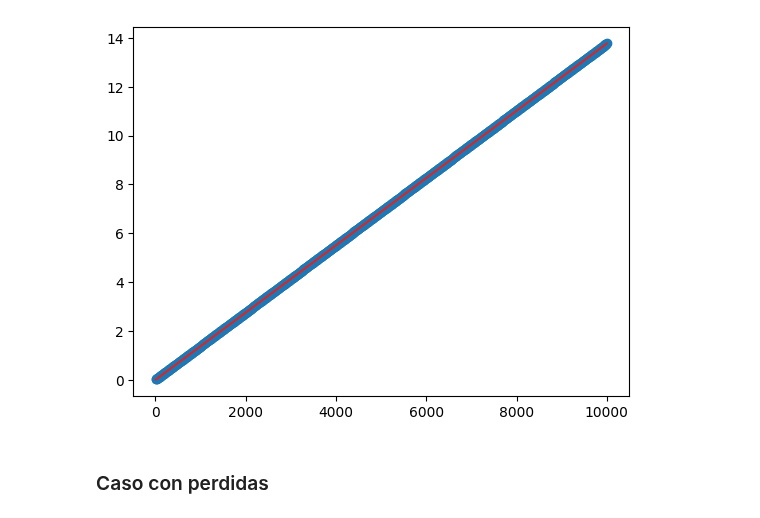
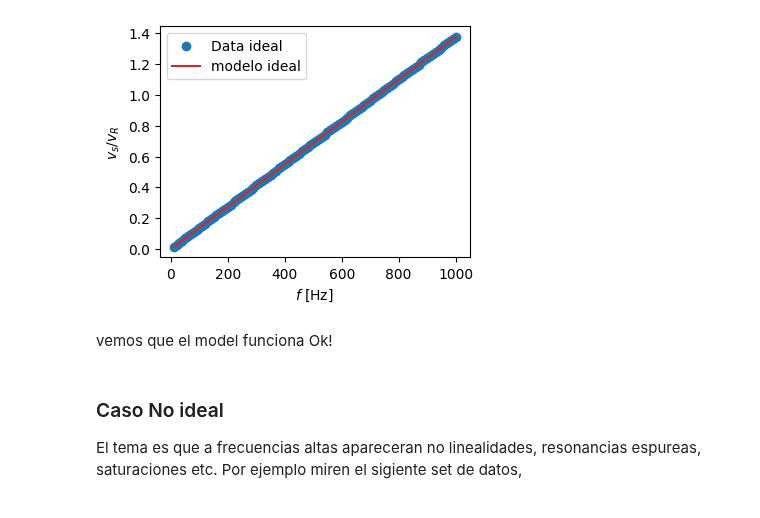
Before and after one commit to chacoma/LABO3_DF_UBA, a Jupyter notebook: Programas/Analisis_induccion/Induccion_Modelo_bajas_freq.ipynb, the cells around one changed output. Cells and saved outputs as stored; diff of their text form; code cells hidden in the pictures.

```diff
--- a/Programas/Analisis_induccion/Induccion_Modelo_bajas_freq.ipynb
+++ b/Programas/Analisis_induccion/Induccion_Modelo_bajas_freq.ipynb
@@ -7,10 +11,8 @@ import matplotlib.pyplot as plt
 # %%
-df = pd.read_csv('data/Draft5.txt',
+df = pd.read_csv('data/ind_ideal.txt',
                  sep='\t|,',
                  engine='python',
                  skiprows=1,
                  names=['f', 'Tr', 'Ti'],
                  dtype='float'
 )
-
-df.tail()
@@ -24,28 +19,34 @@ df.tail()
 # %%
+# Valores de los componentes utilizados
 R=100
-Rg=50
-R1=10
-R2=50
 L1= 10e-3
 L2= 50e-3
 k = 0.98
 
 M= k*np.sqrt( L1*L2 )
 
-
+T_exp = abs(df["Tr"]+ 1j*df["Ti"])
 T_mod = lambda f: (M/R)*2*np.pi*f
 
-fig,ax = plt.subplots()
 
-T = abs(df["Tr"]+ 1j*df["Ti"])
+#plot
+fig,ax = plt.subplots(figsize=(4,3))
 
-ax.scatter( df["f"],T )
+ax.scatter( df["f"],T_exp , label="Data ideal")
 
-ax.plot( df["f"], T_mod( df["f"] ), c='C3' )
+ax.plot( df["f"], T_mod( df["f"] ), c='C3', label='modelo ideal' )
 
+ax.set_xlabel("$f$ [Hz]")
+ax.set_ylabel("$v_s/v_R$ ")
+ax.legend()
 plt.show()
 # %% [output]
-[figure, old version]
+[figure, new version]
-# %% [markdown]
-### Caso con perdidas
+# %% [markdown]
+vemos que el model funciona Ok!
+# %% [markdown]
+### Caso No ideal
+
+El tema es que a frecuencias altas apareceran no linealidades, resonancias espureas, saturaciones etc.
+Por ejemplo miren el sigiente set de datos,
 # %%
```
Also changed, not shown: parts of 5 cells of this notebook, 2 other files.
